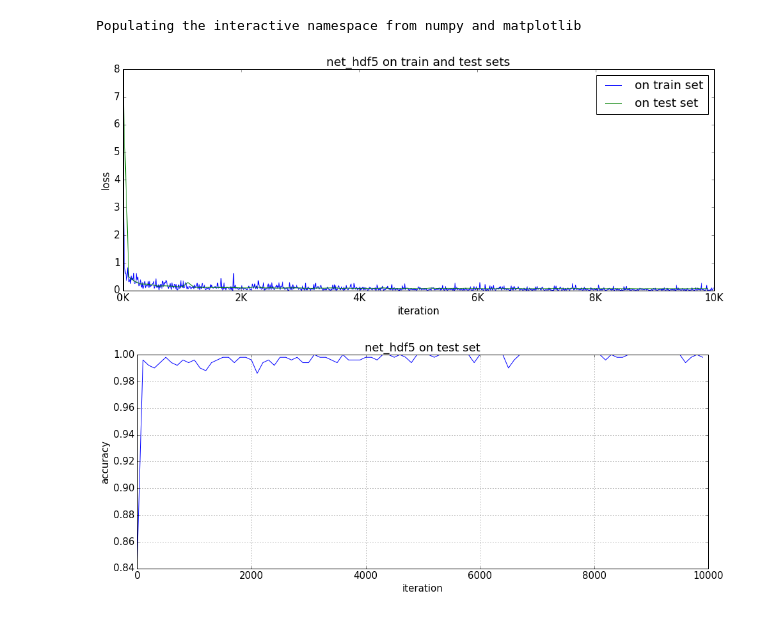
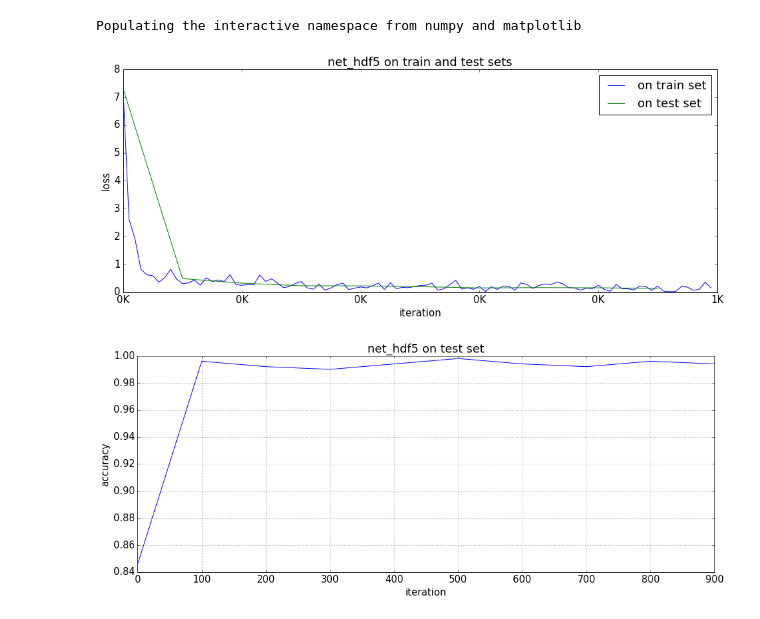
Before and after one commit to PierreMarcenac/caffe_sandbox_tryouts, a Jupyter notebook: learning_curve/learning-curve-for-hdf5.ipynb, the cells around one changed output. Saved outputs shown, nothing was run; the diff lists cells and outputs as text; code cells hidden in the pictures.

```diff
--- a/learning_curve/learning-curve-for-hdf5.ipynb
+++ b/learning_curve/learning-curve-for-hdf5.ipynb
@@ -8,12 +8,12 @@ Populating the interactive namespace from numpy and matplotlib
 # %%
 from pylab import rcParams
 rcParams['figure.figsize'] = 16, 6
 rcParams.update({'font.size': 15})
 
 net_prefix = "net_hdf5"
-log_name = "logs/caffe_net_hdf5_20160325_185307.log"
+log_name = "logs/caffe_net_hdf5_20160330_172859.log"
 fig_name = net_prefix + ".png"
 hdf5_train_test.print_learning_curve(net_prefix, log_name, fig_name, inline=True)
 # %% [output]
-[figure, old version]
+[figure, new version]
-[figure, old version]
+[figure, new version]
```
Also changed, not shown: 4 other files.
